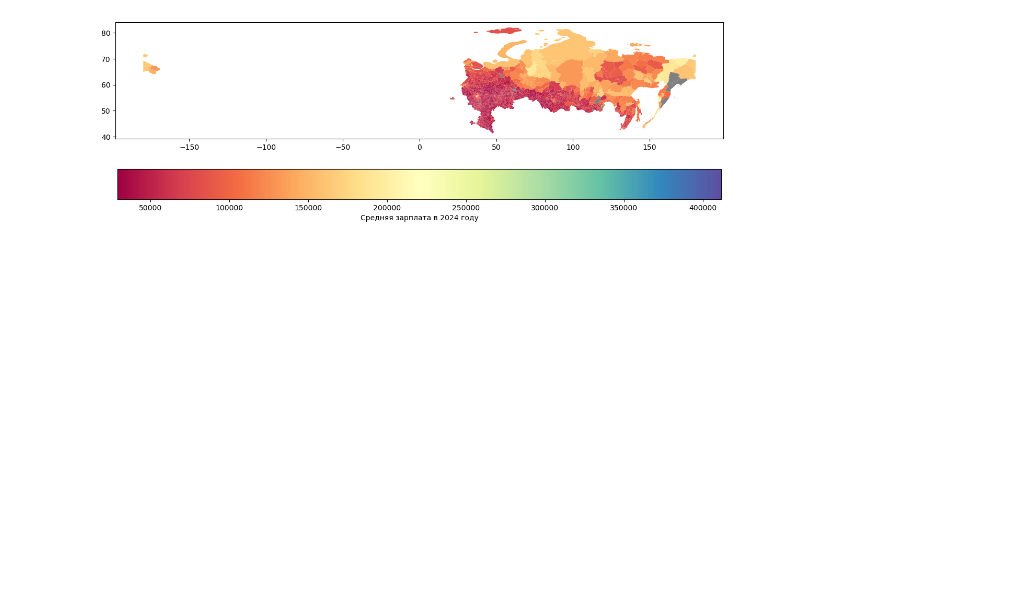
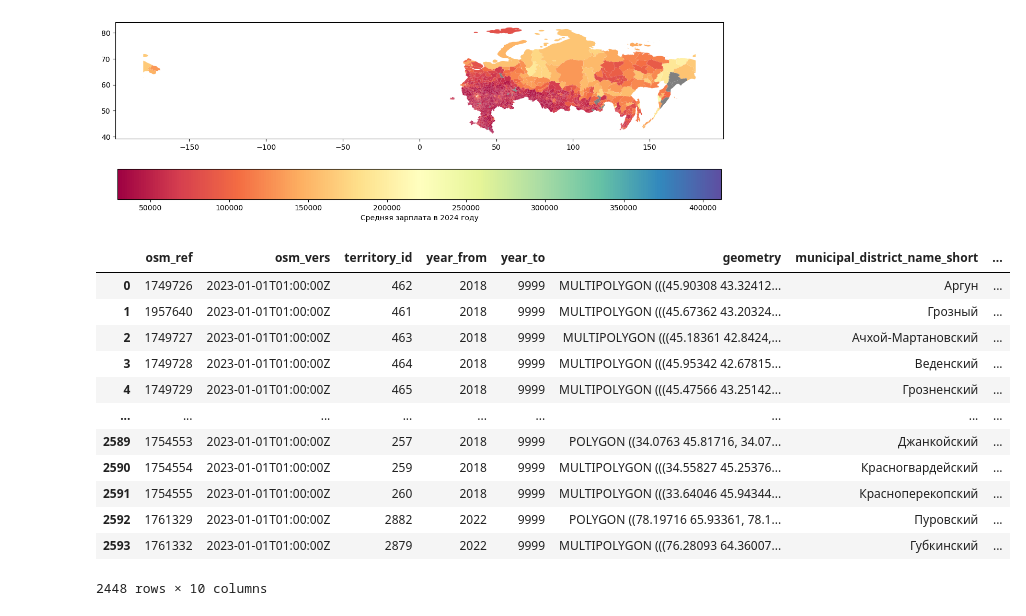
Before and after one commit to TrueSpearmint/sberindex_hackathon, a Jupyter notebook: notebooks/main.ipynb, the cells around one changed output. Cells and saved outputs as stored; diff of their text form; code cells hidden in the pictures; blank space fills up the shorter version.

```diff
--- a/notebooks/main.ipynb
+++ b/notebooks/main.ipynb
@@ -237,0 +236,16 @@ plt.show()
+# %%
+gdf_md_without_salary_all_2024_without_msk_and_spb
+# %% [output]
+|  | osm_ref | osm_vers | territory_id | year_from | year_to | geometry | municipal_district_name_short | ... |
+| 0 | 1749726 | 2023-01-01T01:00:00Z | 462 | 2018 | 9999 | MULTIPOLYGON (((45.90308 43.32412... | Аргун | ... |
+| 1 | 1957640 | 2023-01-01T01:00:00Z | 461 | 2018 | 9999 | MULTIPOLYGON (((45.67362 43.20324... | Грозный | ... |
+| 2 | 1749727 | 2023-01-01T01:00:00Z | 463 | 2018 | 9999 | MULTIPOLYGON (((45.18361 42.8424,... | Ачхой-Мартановский | ... |
+| 3 | 1749728 | 2023-01-01T01:00:00Z | 464 | 2018 | 9999 | MULTIPOLYGON (((45.95342 42.67815... | Веденский | ... |
+| 4 | 1749729 | 2023-01-01T01:00:00Z | 465 | 2018 | 9999 | MULTIPOLYGON (((45.47566 43.25142... | Грозненский | ... |
+| ... | ... | ... | ... | ... | ... | ... | ... | ... |
+| 2589 | 1754553 | 2023-01-01T01:00:00Z | 257 | 2018 | 9999 | POLYGON ((34.0763 45.81716, 34.07... | Джанкойский | ... |
+| 2590 | 1754554 | 2023-01-01T01:00:00Z | 259 | 2018 | 9999 | MULTIPOLYGON (((34.55827 45.25376... | Красногвардейский | ... |
+| 2591 | 1754555 | 2023-01-01T01:00:00Z | 260 | 2018 | 9999 | MULTIPOLYGON (((33.64046 45.94344... | Красноперекопский | ... |
+| 2592 | 1761329 | 2023-01-01T01:00:00Z | 2882 | 2022 | 9999 | POLYGON ((78.19716 65.93361, 78.1... | Пуровский | ... |
+| 2593 | 1761332 | 2023-01-01T01:00:00Z | 2879 | 2022 | 9999 | MULTIPOLYGON (((76.28093 64.36007... | Губкинский | ... |
+2448 rows × 10 columns
```
Also changed, not shown: parts of 5 cells of this notebook.
